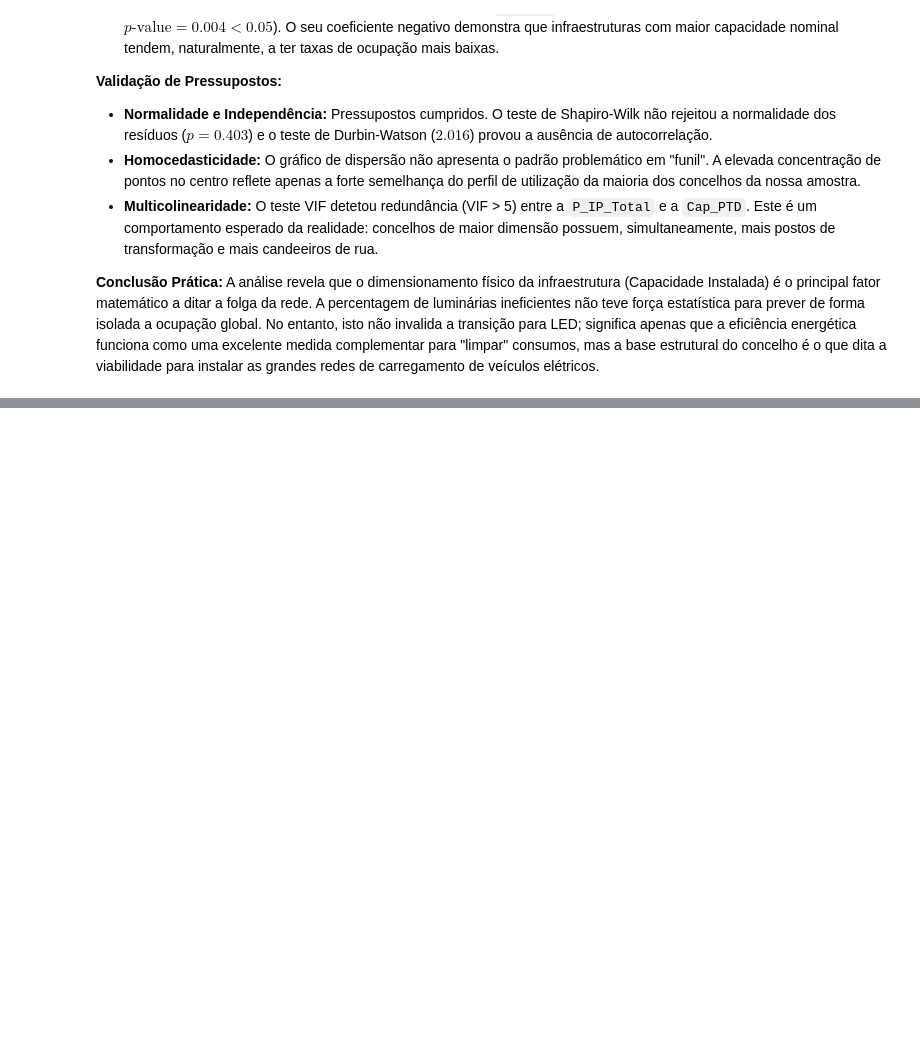
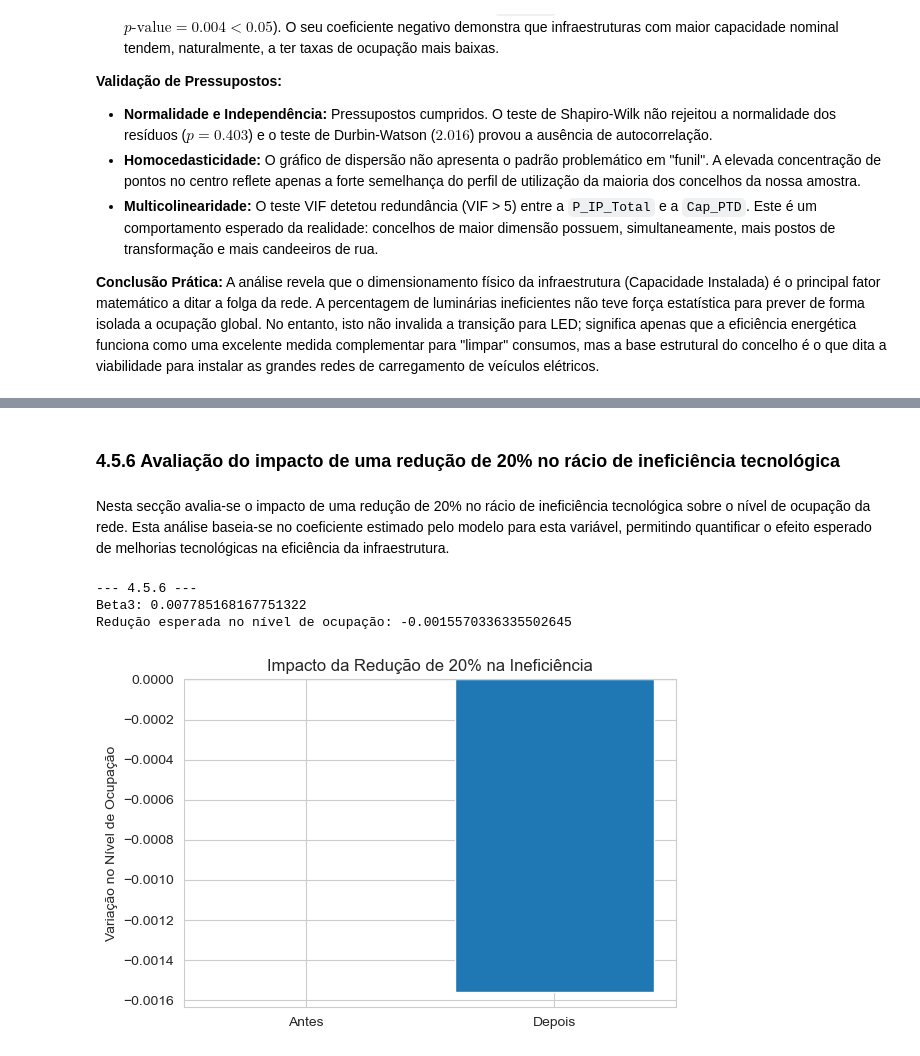
Before and after one commit to regina1230726/ANADI_TPA_3DI_1230726_1231003_1230620, a Jupyter notebook: codigo.ipynb, the cells around one changed output, grey strips where cells are left out. Cells and saved outputs as stored; diff of their text form; code cells hidden in the pictures; blank space fills up the shorter version.

```diff
--- a/codigo.ipynb
+++ b/codigo.ipynb
@@ -1053,0 +1134,32 @@ A análise revela que o dimensionamento físico da infraestrutura (Capacidade In
+# %% [markdown]
+### 4.5.6 Avaliação do impacto de uma redução de 20% no rácio de ineficiência tecnológica
+# %% [markdown]
+Nesta secção avalia-se o impacto de uma redução de 20% no rácio de ineficiência tecnológica sobre o nível de ocupação da rede. Esta análise baseia-se no coeficiente estimado pelo modelo para esta variável, permitindo quantificar o efeito esperado de melhorias tecnológicas na eficiência da infraestrutura.
+# %%
+beta3 = modelo.params["Rate_Ineficiencia"]
+delta = -0.20
+impacto = beta3 * delta
+
+print("\n--- 4.5.6 ---")
+print("Beta3:", beta3)
+print("Redução esperada no nível de ocupação:", impacto)
+
+# gráfico comparação antes vs depois
+plt.figure(figsize=(6,4))
+
+valores = [0, impacto]  # antes = 0 (sem alteração), depois = impacto
+labels = ["Antes", "Depois"]
+
+plt.bar(labels, valores)
+
+plt.title("Impacto da Redução de 20% na Ineficiência")
+plt.ylabel("Variação no Nível de Ocupação")
+plt.axhline(0)
+
+plt.tight_layout()
+plt.show()
+# %% [output]
+--- 4.5.6 ---
+Beta3: 0.007785168167751322
+Redução esperada no nível de ocupação: -0.0015570336335502645
+[figure, added]
```
Also changed, not shown: parts of 29 cells of this notebook, 1 other file.
